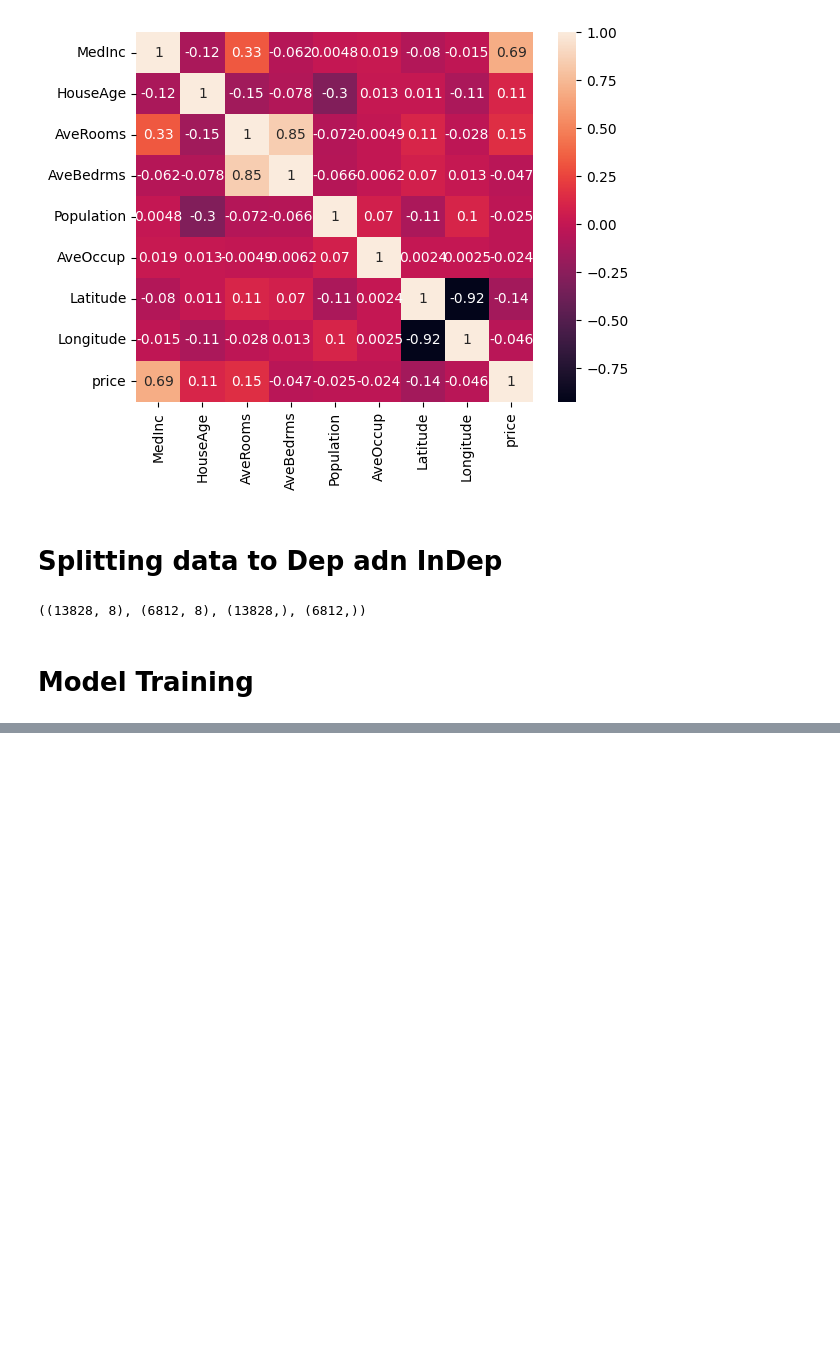
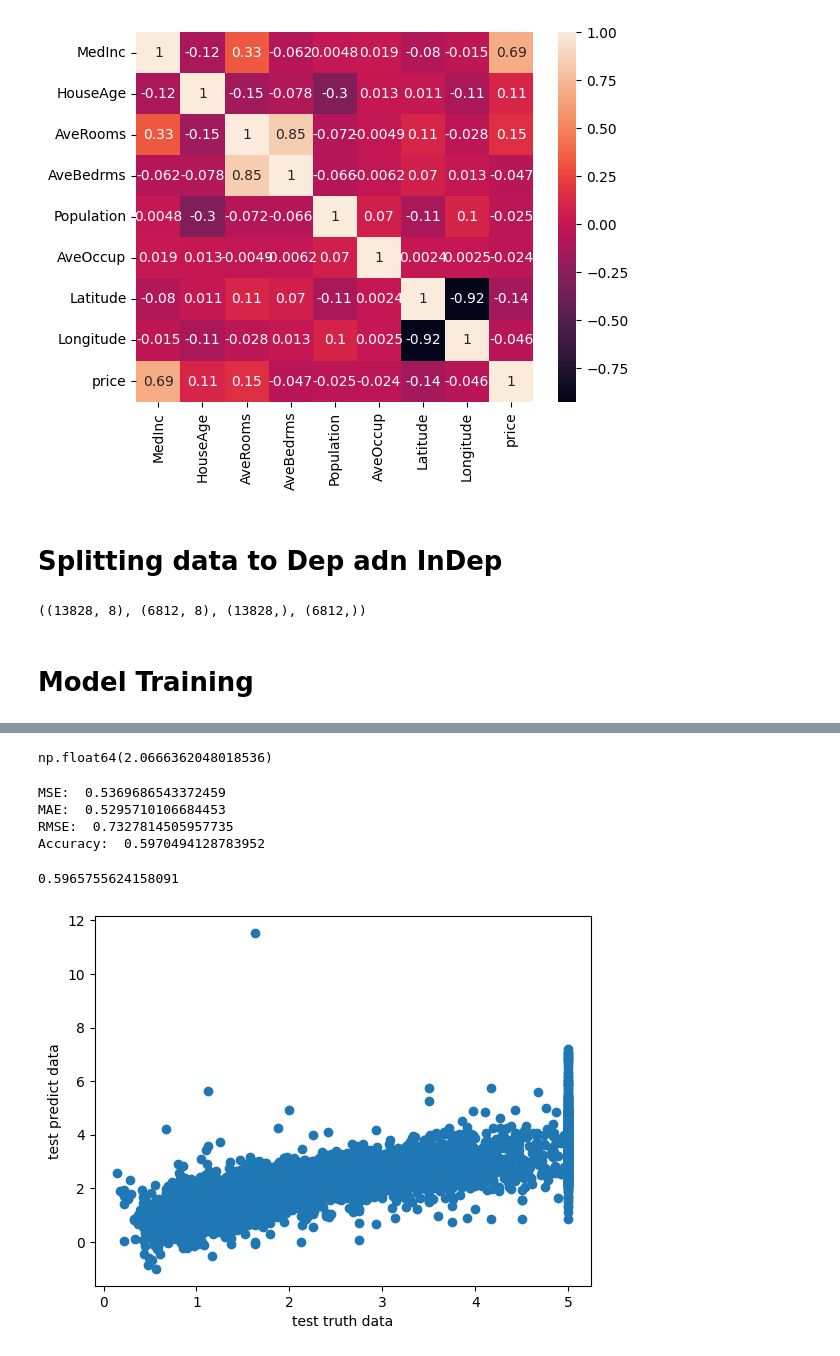
Before and after one commit to Shimul-Zahan/ML-Bootcamp, a Jupyter notebook: Steps By Step Project Implementation With LifeCycle OF ML Project/MLR.ipynb, the cells around one changed output, grey strips where cells are left out. Saved outputs shown, nothing was run; the diff lists cells and outputs as text; code cells hidden in the pictures; blank space fills up the shorter version.

```diff
--- a/Steps By Step Project Implementation With LifeCycle OF ML Project/MLR.ipynb
+++ b/Steps By Step Project Implementation With LifeCycle OF ML Project/MLR.ipynb
@@ -85,3 +85,7 @@ X_train.shape, X_test.shape, y_train.shape, y_test.shape
 ((13828, 8), (6812, 8), (13828,), (6812,))
 # %% [markdown]
 # Model Training
+# %%
+from sklearn.linear_model import LinearRegression
+regressor = LinearRegression(n_jobs=-1, fit_intercept=True)
+regressor.fit(X_train, y_train)
@@ -87,0 +108,42 @@ X_train.shape, X_test.shape, y_train.shape, y_test.shape
+# %%
+regressor.intercept_
+# %% [output]
+np.float64(2.0666362048018536)
+# %%
+# Here predicting the model
+y_pred = regressor.predict(X_test)
+# %%
+# measured the error, cost function and accuracy
+from sklearn.metrics import mean_squared_error, mean_absolute_error, root_mean_squared_error, r2_score
+
+mse = mean_squared_error(y_test,y_pred)
+mae = mean_absolute_error(y_test,y_pred)
+rmse = root_mean_squared_error(y_test,y_pred)
+accuracy = r2_score(y_test,y_pred)
+
+
+print("MSE: ", mse)
+print("MAE: ", mae)
+print("RMSE: ", rmse)
+print("Accuracy: ", accuracy)
+# %% [output]
+MSE:  0.5369686543372459
+MAE:  0.5295710106684453
+RMSE:  0.7327814505957735
+Accuracy:  0.5970494128783952
+# %%
+# Adjusted r**2
+# display Adjusted r**2
+
+1 - (1-accuracy) * (len(y_test) - 1) / (len(y_test) - X_test.shape[1] - 1)
+# %% [output]
+0.5965755624158091
+# %%
+# Plots the data
+plt.scatter(y_test, y_pred)
+# plt.plot(y_test, y_pred)
+plt.xlabel("test truth data")
+plt.ylabel("test predict data")
+plt.show()
+# %% [output]
+[figure, added]
```
Also changed, not shown: parts of 10 cells of this notebook, 1 other file.
